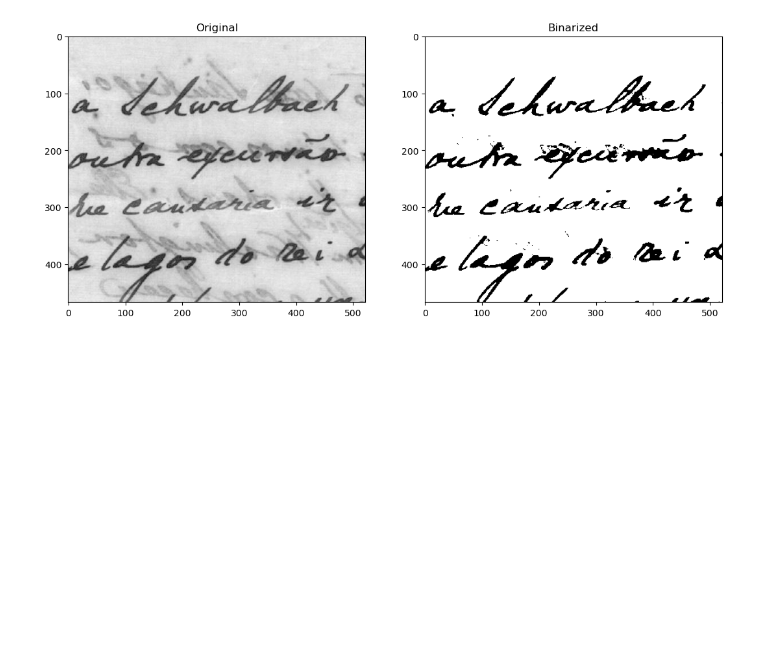
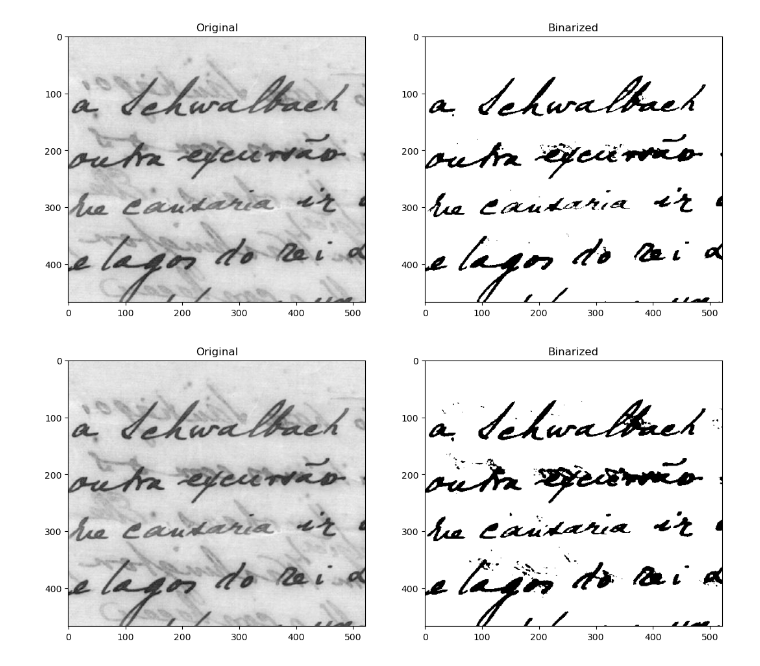
Before and after one commit to matheusalb/ImageProcessing, a Jupyter notebook: projeto/q2/q2.ipynb, the cells around one changed output. Saved outputs shown, nothing was run; the diff lists cells and outputs as text; code cells hidden in the pictures; blank space fills up the shorter version.

```diff
--- a/projeto/q2/q2.ipynb
+++ b/projeto/q2/q2.ipynb
@@ -96,2 +98,6 @@ plot(image_1_root, binarize(image_1_root, 125))
 # %% [output]
 [figure]
+# %%
+plot(image_1_root, binarize(image_1_root, 160)) #125 142
+# %% [output]
+[figure, added]
```
Also changed, not shown: parts of 14 cells of this notebook, 32 other files.
